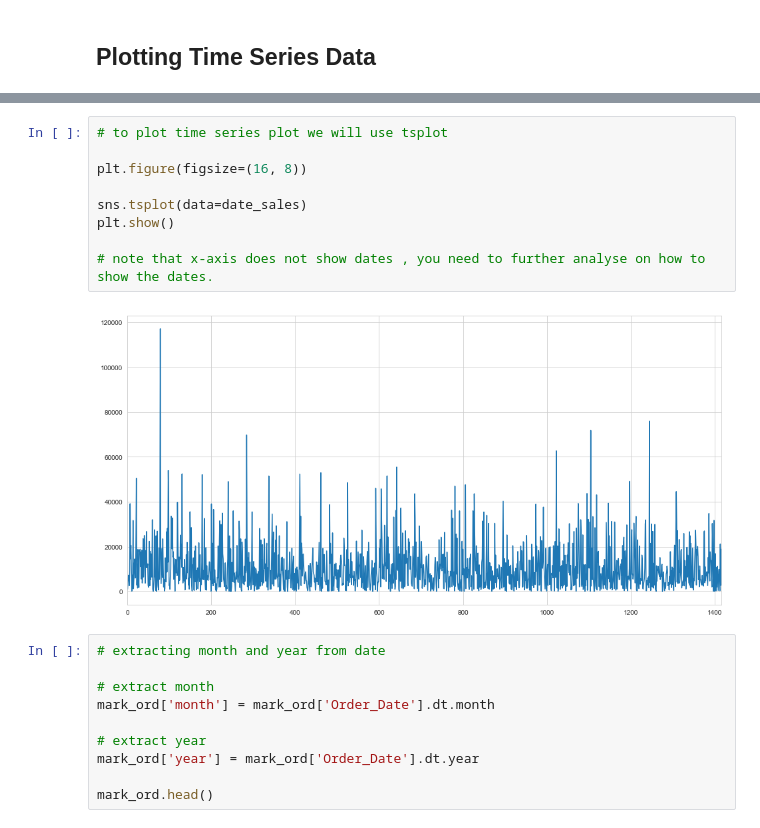
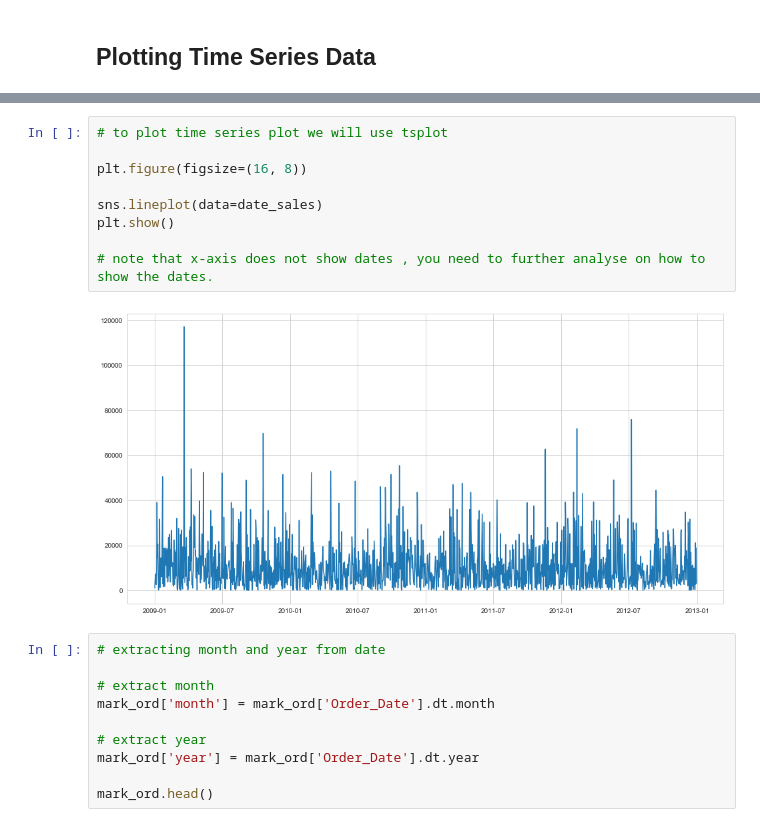
Before and after one commit to mohit99093/Data-Analysis-with-Pandas-and-Python-2020-for-Beginners, a Jupyter notebook: visualisation.ipynb, the cells around one changed output, grey strips where cells are left out. Drawn from its saved outputs; the diff is of its cells as text.

```diff
--- a/visualisation.ipynb
+++ b/visualisation.ipynb
@@ -503,14 +653,14 @@ date_sales
 # %%
 # to plot time series plot we will use tsplot
 
 plt.figure(figsize=(16, 8))
 
-sns.tsplot(data=date_sales)
+sns.lineplot(data=date_sales)
 plt.show()
 
 # note that x-axis does not show dates , you need to further analyse on how to show the dates.
 # %% [output]
-[figure, old version]
+[figure, new version]
 # %%
 # extracting month and year from date
 
```
Also changed, not shown: parts of 38 cells of this notebook, 22 other files.
